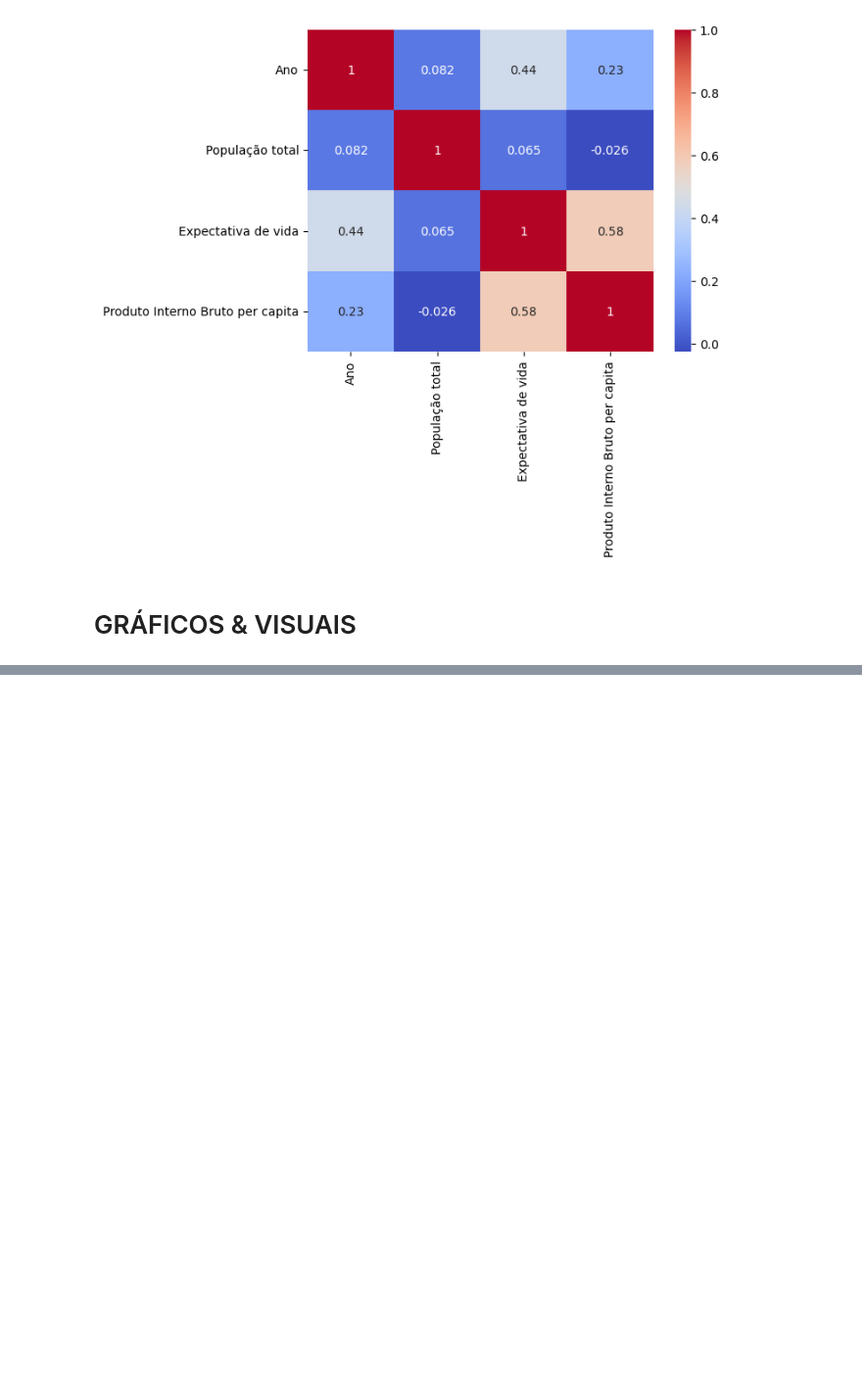
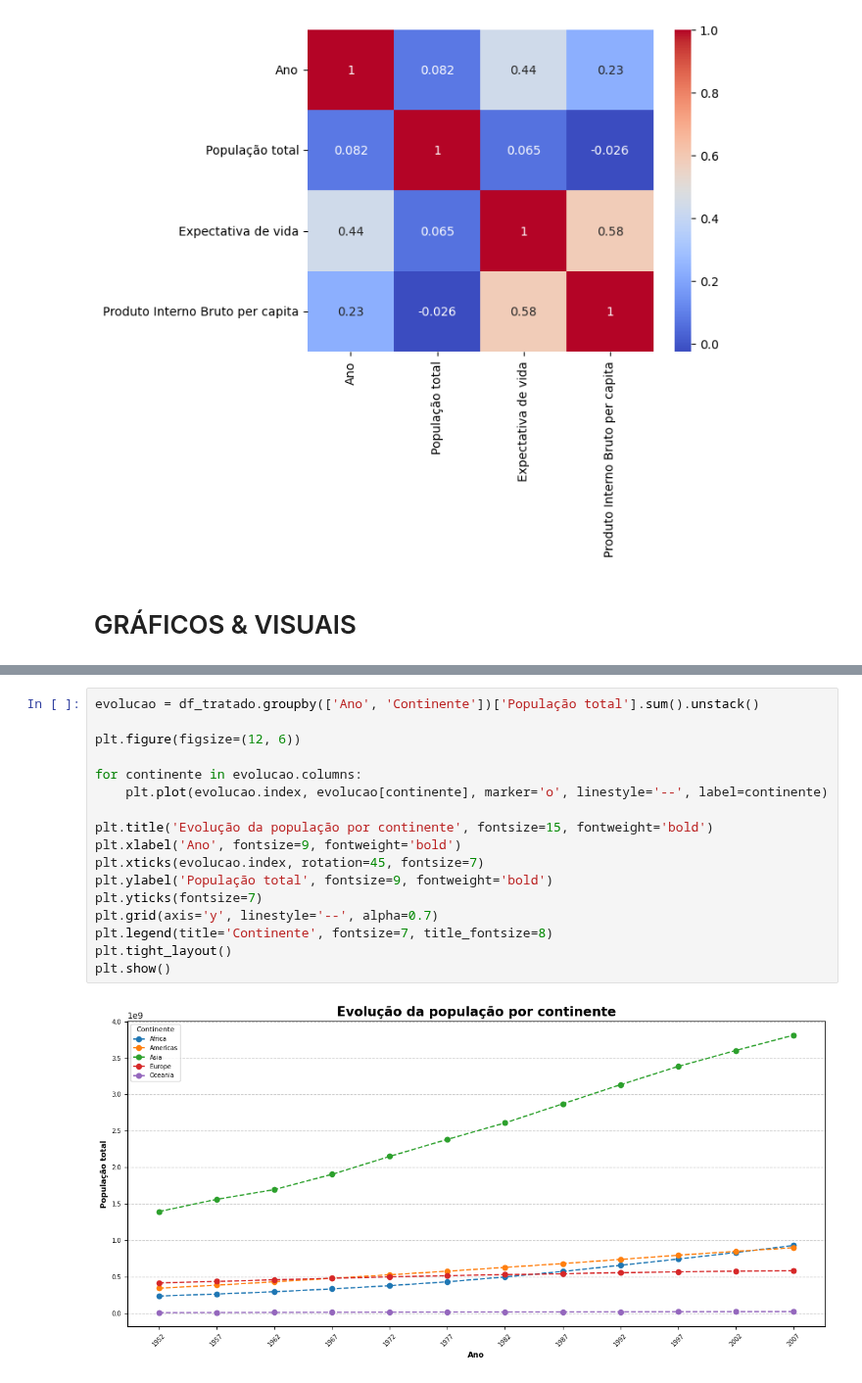
Before and after one commit to MathLopes29/Hashtag_AnaliseDados, a Jupyter notebook: Python/Cursos/PUC Ciência de Dados/Projetos/Python para Ciência de Dados/Projeto_Final_Grupo_5.ipynb, the cells around one changed output, grey strips where cells are left out. Shown at 98% size. Cells and saved outputs as stored; diff of their text form; blank space fills up the shorter version.

```diff
--- a/Python/Cursos/PUC Ciência de Dados/Projetos/Python para Ciência de Dados/Projeto_Final_Grupo_5.ipynb
+++ b/Python/Cursos/PUC Ciência de Dados/Projetos/Python para Ciência de Dados/Projeto_Final_Grupo_5.ipynb
@@ -286,0 +277,19 @@ plt.show()
+# %%
+evolucao = df_tratado.groupby(['Ano', 'Continente'])['População total'].sum().unstack()
+
+plt.figure(figsize=(12, 6))
+
+for continente in evolucao.columns:
+    plt.plot(evolucao.index, evolucao[continente], marker='o', linestyle='--', label=continente)
+
+plt.title('Evolução da população por continente', fontsize=15, fontweight='bold')
+plt.xlabel('Ano', fontsize=9, fontweight='bold')
+plt.xticks(evolucao.index, rotation=45, fontsize=7)
+plt.ylabel('População total', fontsize=9, fontweight='bold')
+plt.yticks(fontsize=7)
+plt.grid(axis='y', linestyle='--', alpha=0.7)
+plt.legend(title='Continente', fontsize=7, title_fontsize=8)
+plt.tight_layout()
+plt.show()
+# %% [output]
+[figure, added]
```
Also changed, not shown: parts of 7 cells of this notebook.
